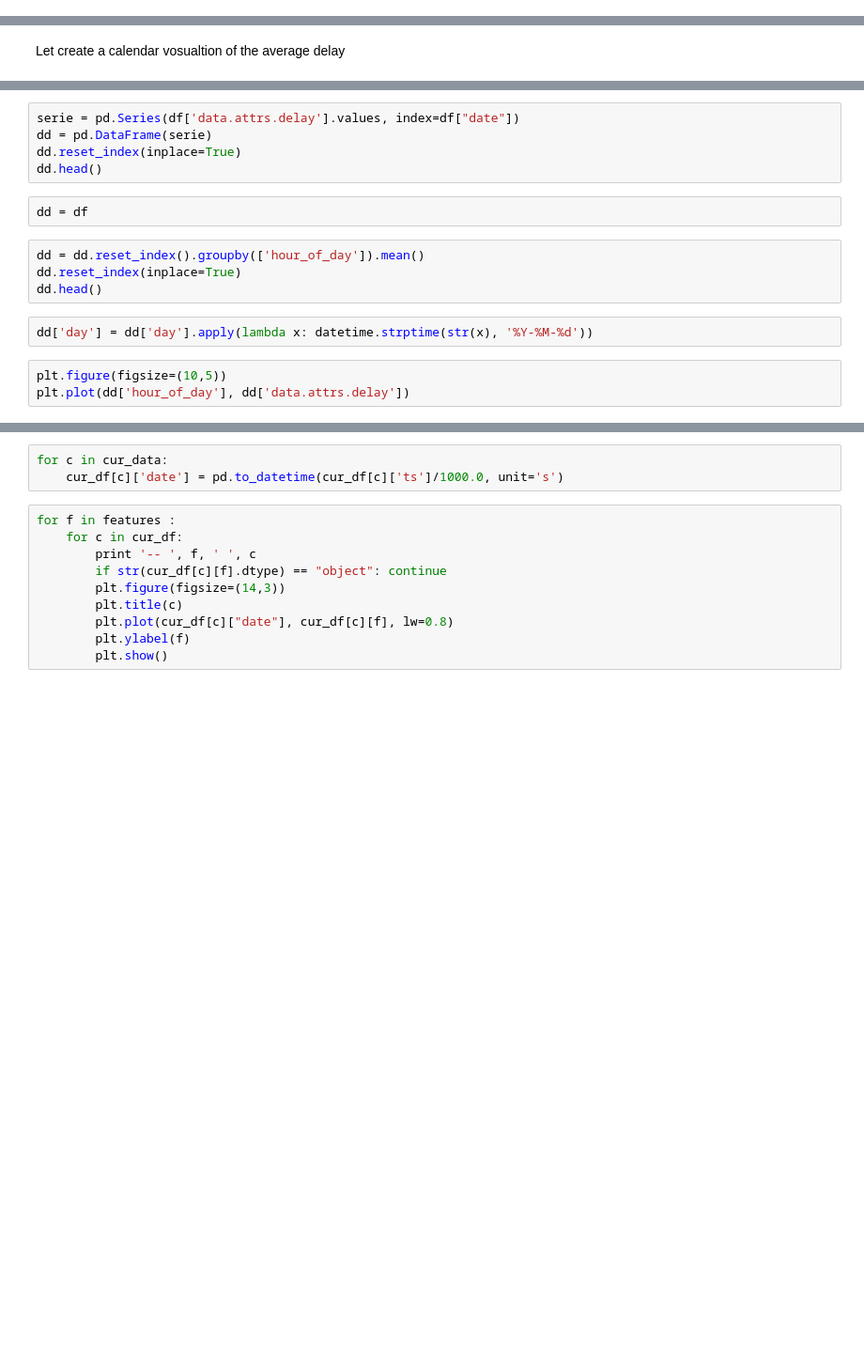
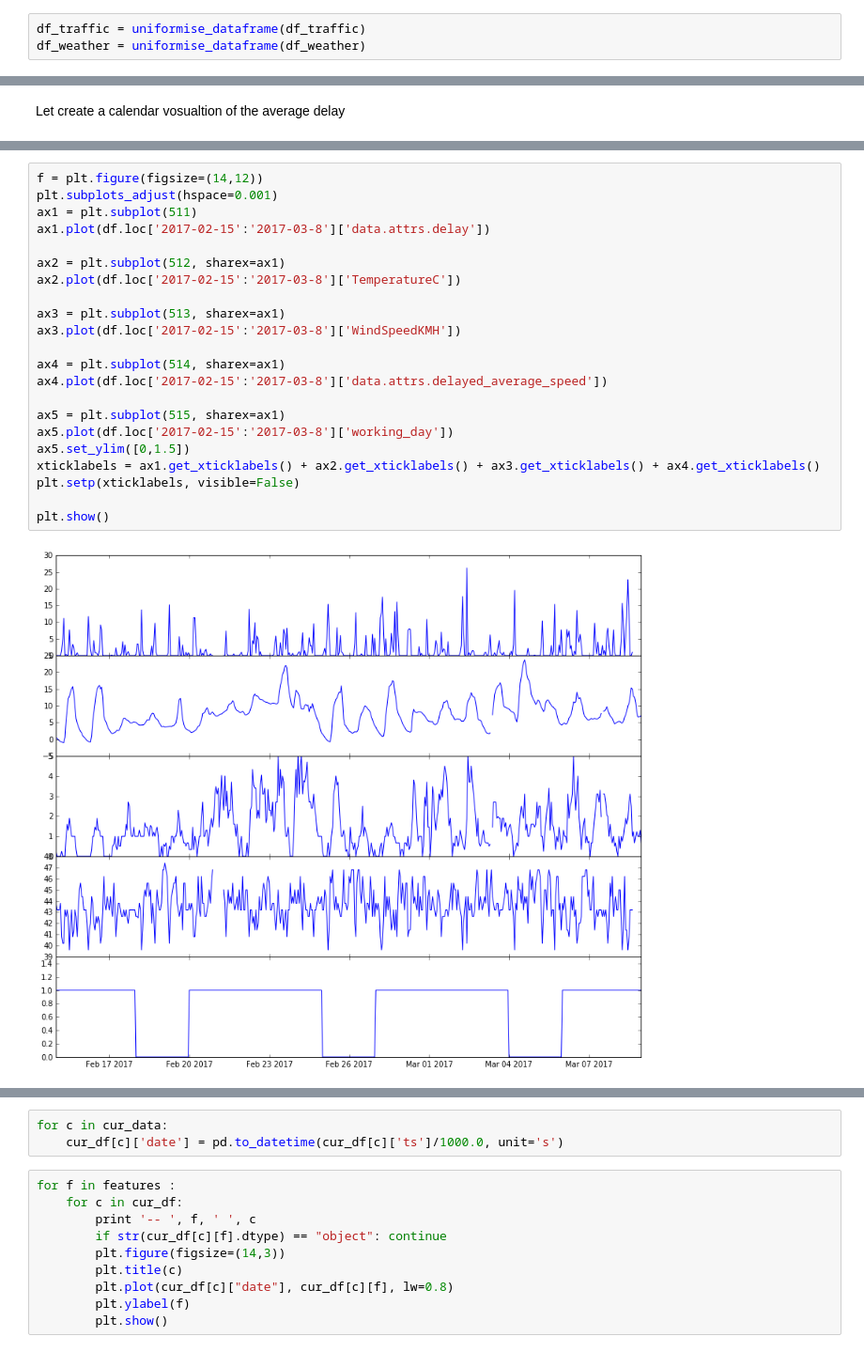
Before and after one commit to yhaddad/KaggleDojo, a Jupyter notebook: time_serie_regression.ipynb, the cells around one changed output, grey strips where cells are left out. Shown at 94% size. Cells and saved outputs as stored; diff of their text form; blank space fills up the shorter version.

```diff
--- a/time_serie_regression.ipynb
+++ b/time_serie_regression.ipynb
@@ -170,0 +259,3 @@ df['evening'] = (df['tod'] >= time(15, 0)) & (df['tod'] <= time(18,0))
+# %%
+df_traffic = uniformise_dataframe(df_traffic)
+df_weather = uniformise_dataframe(df_weather)
@@ -194,16 +356,24 @@ for feat in features[1:]:
-# %%
-serie = pd.Series(df['data.attrs.delay'].values, index=df["date"])
-dd = pd.DataFrame(serie)
-dd.reset_index(inplace=True)
-dd.head()
-# %%
-dd = df
-# %%
-dd = dd.reset_index().groupby(['hour_of_day']).mean()
-dd.reset_index(inplace=True)
-dd.head()
-# %%
-dd['day'] = dd['day'].apply(lambda x: datetime.strptime(str(x), '%Y-%M-%d'))
-# %%
-plt.figure(figsize=(10,5))
-plt.plot(dd['hour_of_day'], dd['data.attrs.delay'])
+# %%
+f = plt.figure(figsize=(14,12))
+plt.subplots_adjust(hspace=0.001)
+ax1 = plt.subplot(511)
+ax1.plot(df.loc['2017-02-15':'2017-03-8']['data.attrs.delay'])
+
+ax2 = plt.subplot(512, sharex=ax1)
+ax2.plot(df.loc['2017-02-15':'2017-03-8']['TemperatureC'])
+
+ax3 = plt.subplot(513, sharex=ax1)
+ax3.plot(df.loc['2017-02-15':'2017-03-8']['WindSpeedKMH'])
+
+ax4 = plt.subplot(514, sharex=ax1)
+ax4.plot(df.loc['2017-02-15':'2017-03-8']['data.attrs.delayed_average_speed'])
+
+ax5 = plt.subplot(515, sharex=ax1)
+ax5.plot(df.loc['2017-02-15':'2017-03-8']['working_day'])
+ax5.set_ylim([0,1.5])
+xticklabels = ax1.get_xticklabels() + ax2.get_xticklabels() + ax3.get_xticklabels() + ax4.get_xticklabels()
+plt.setp(xticklabels, visible=False)
+
+plt.show()
+# %% [output]
+[figure, added]
```
Also changed, not shown: parts of 19 cells of this notebook, 2 other files.
